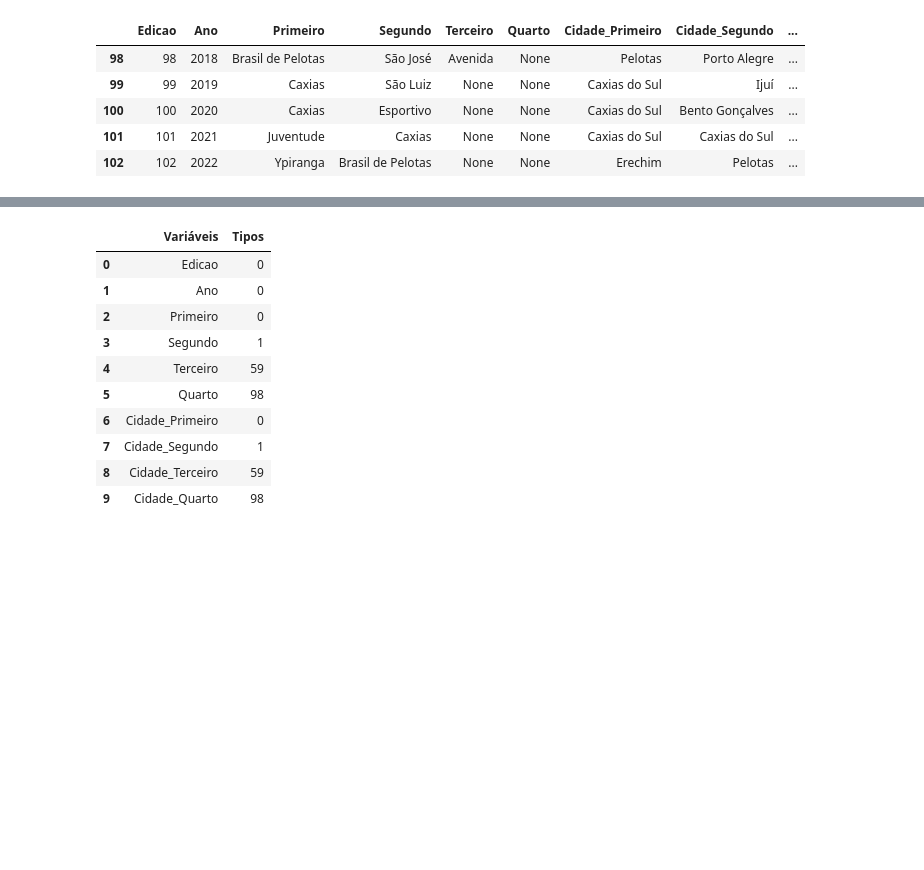
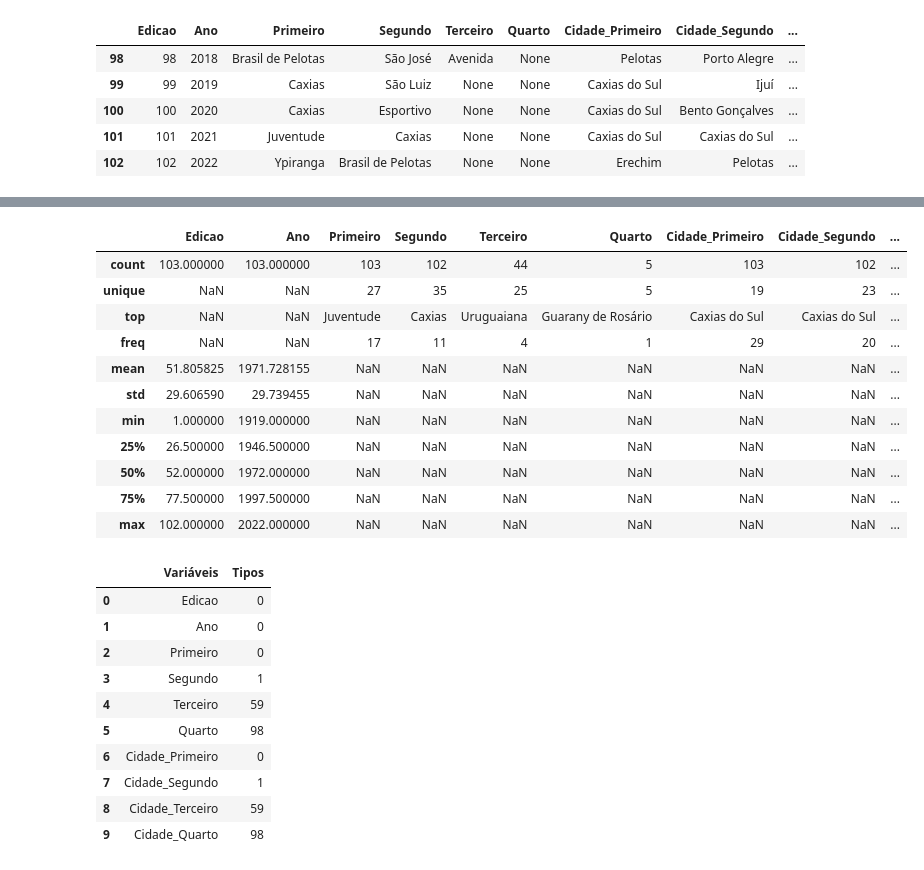
Before and after one commit to VitorBSP/Multiverso_greNAL, a Jupyter notebook: analise.ipynb, the cells around one changed output, grey strips where cells are left out. Saved outputs shown, nothing was run; the diff lists cells and outputs as text; code cells hidden in the pictures; blank space fills up the shorter version.

```diff
--- a/analise.ipynb
+++ b/analise.ipynb
@@ -383 +375,16 @@ campeonatos[pd.isnull(campeonatos['Cidade_Quarto'])]
+# %%
+multiverso_campeonatos.describe(include = 'all')
+# %% [output]
+|  | Edicao | Ano | Primeiro | Segundo | Terceiro | Quarto | Cidade_Primeiro | Cidade_Segundo | ... |
+| count | 103.000000 | 103.000000 | 103 | 102 | 44 | 5 | 103 | 102 | ... |
+| unique | NaN | NaN | 27 | 35 | 25 | 5 | 19 | 23 | ... |
+| top | NaN | NaN | Juventude | Caxias | Uruguaiana | Guarany de Rosário | Caxias do Sul | Caxias do Sul | ... |
+| freq | NaN | NaN | 17 | 11 | 4 | 1 | 29 | 20 | ... |
+| mean | 51.805825 | 1971.728155 | NaN | NaN | NaN | NaN | NaN | NaN | ... |
+| std | 29.606590 | 29.739455 | NaN | NaN | NaN | NaN | NaN | NaN | ... |
+| min | 1.000000 | 1919.000000 | NaN | NaN | NaN | NaN | NaN | NaN | ... |
+| 25% | 26.500000 | 1946.500000 | NaN | NaN | NaN | NaN | NaN | NaN | ... |
+| 50% | 52.000000 | 1972.000000 | NaN | NaN | NaN | NaN | NaN | NaN | ... |
+| 75% | 77.500000 | 1997.500000 | NaN | NaN | NaN | NaN | NaN | NaN | ... |
+| max | 102.000000 | 2022.000000 | NaN | NaN | NaN | NaN | NaN | NaN | ... |
 # %%
```
Also changed, not shown: parts of 16 cells of this notebook, 11 other files.
